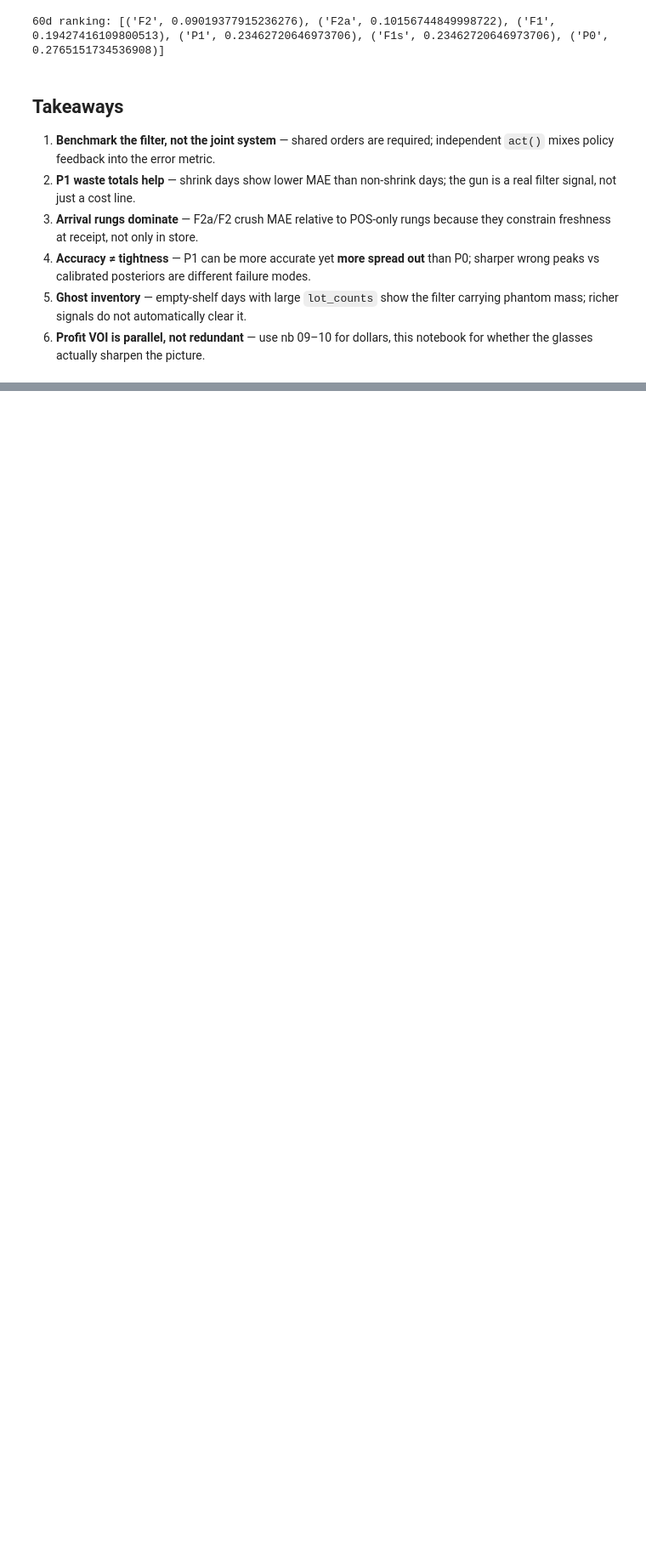
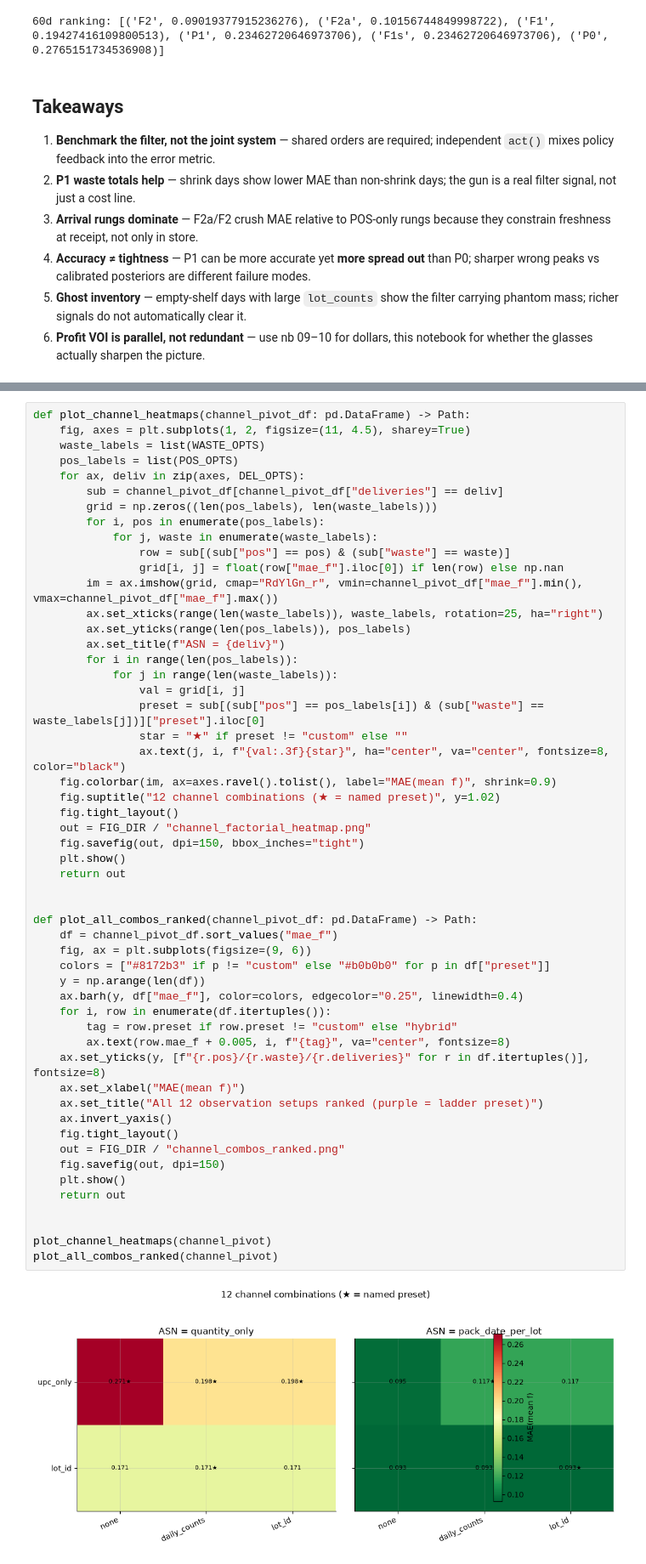
Before and after one commit to OliverEvans96/blueberries-voi, a Jupyter notebook: notebooks/13_filter_accuracy_knowledge_ladder.ipynb, the cells around one changed output, grey strips where cells are left out. Shown at 85% size. Drawn from its saved outputs; the diff is of its cells as text; blank space fills up the shorter version.

```diff
--- a/notebooks/13_filter_accuracy_knowledge_ladder.ipynb
+++ b/notebooks/13_filter_accuracy_knowledge_ladder.ipynb
@@ -667,0 +800,55 @@ print("60d ranking:", sorted(long_mae.items(), key=lambda x: x[1]))
+# %%
+def plot_channel_heatmaps(channel_pivot_df: pd.DataFrame) -> Path:
+    fig, axes = plt.subplots(1, 2, figsize=(11, 4.5), sharey=True)
+    waste_labels = list(WASTE_OPTS)
+    pos_labels = list(POS_OPTS)
+    for ax, deliv in zip(axes, DEL_OPTS):
+        sub = channel_pivot_df[channel_pivot_df["deliveries"] == deliv]
+        grid = np.zeros((len(pos_labels), len(waste_labels)))
+        for i, pos in enumerate(pos_labels):
+            for j, waste in enumerate(waste_labels):
+                row = sub[(sub["pos"] == pos) & (sub["waste"] == waste)]
+                grid[i, j] = float(row["mae_f"].iloc[0]) if len(row) else np.nan
+        im = ax.imshow(grid, cmap="RdYlGn_r", vmin=channel_pivot_df["mae_f"].min(), vmax=channel_pivot_df["mae_f"].max())
+        ax.set_xticks(range(len(waste_labels)), waste_labels, rotation=25, ha="right")
+        ax.set_yticks(range(len(pos_labels)), pos_labels)
+        ax.set_title(f"ASN = {deliv}")
+        for i in range(len(pos_labels)):
+            for j in range(len(waste_labels)):
+                val = grid[i, j]
+                preset = sub[(sub["pos"] == pos_labels[i]) & (sub["waste"] == waste_labels[j])]["preset"].iloc[0]
+                star = "★" if preset != "custom" else ""
+                ax.text(j, i, f"{val:.3f}{star}", ha="center", va="center", fontsize=8, color="black")
+    fig.colorbar(im, ax=axes.ravel().tolist(), label="MAE(mean f)", shrink=0.9)
+    fig.suptitle("12 channel combinations (★ = named preset)", y=1.02)
+    fig.tight_layout()
+    out = FIG_DIR / "channel_factorial_heatmap.png"
+    fig.savefig(out, dpi=150, bbox_inches="tight")
+    plt.show()
+    return out
+
+
+def plot_all_combos_ranked(channel_pivot_df: pd.DataFrame) -> Path:
+    df = channel_pivot_df.sort_values("mae_f")
+    fig, ax = plt.subplots(figsize=(9, 6))
+    colors = ["#8172b3" if p != "custom" else "#b0b0b0" for p in df["preset"]]
+    y = np.arange(len(df))
+    ax.barh(y, df["mae_f"], color=colors, edgecolor="0.25", linewidth=0.4)
+    for i, row in enumerate(df.itertuples()):
+        tag = row.preset if row.preset != "custom" else "hybrid"
+        ax.text(row.mae_f + 0.005, i, f"{tag}", va="center", fontsize=8)
+    ax.set_yticks(y, [f"{r.pos}/{r.waste}/{r.deliveries}" for r in df.itertuples()], fontsize=8)
+    ax.set_xlabel("MAE(mean f)")
+    ax.set_title("All 12 observation setups ranked (purple = ladder preset)")
+    ax.invert_yaxis()
+    fig.tight_layout()
+    out = FIG_DIR / "channel_combos_ranked.png"
+    fig.savefig(out, dpi=150)
+    plt.show()
+    return out
+
+
+plot_channel_heatmaps(channel_pivot)
+plot_all_combos_ranked(channel_pivot)
+# %% [output]
+[figure, added]
```
Also changed, not shown: parts of 8 cells of this notebook, 12 other files.
